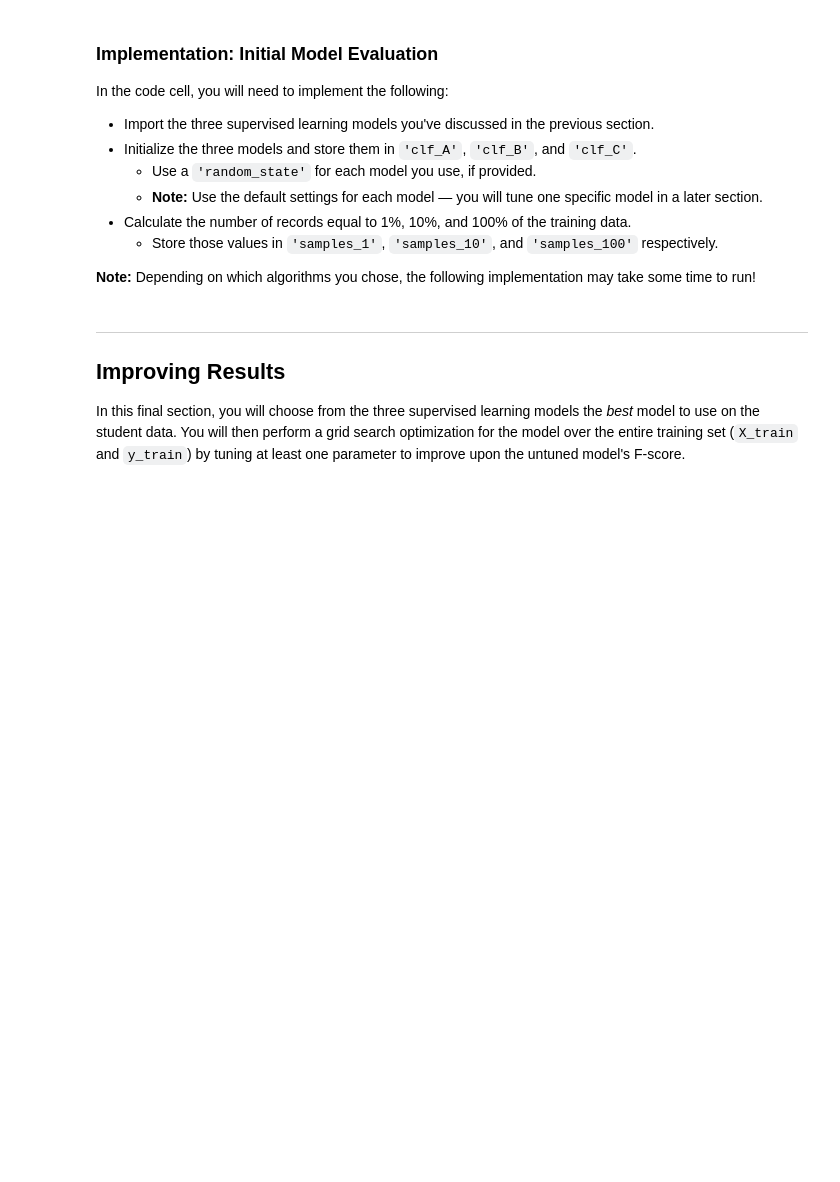
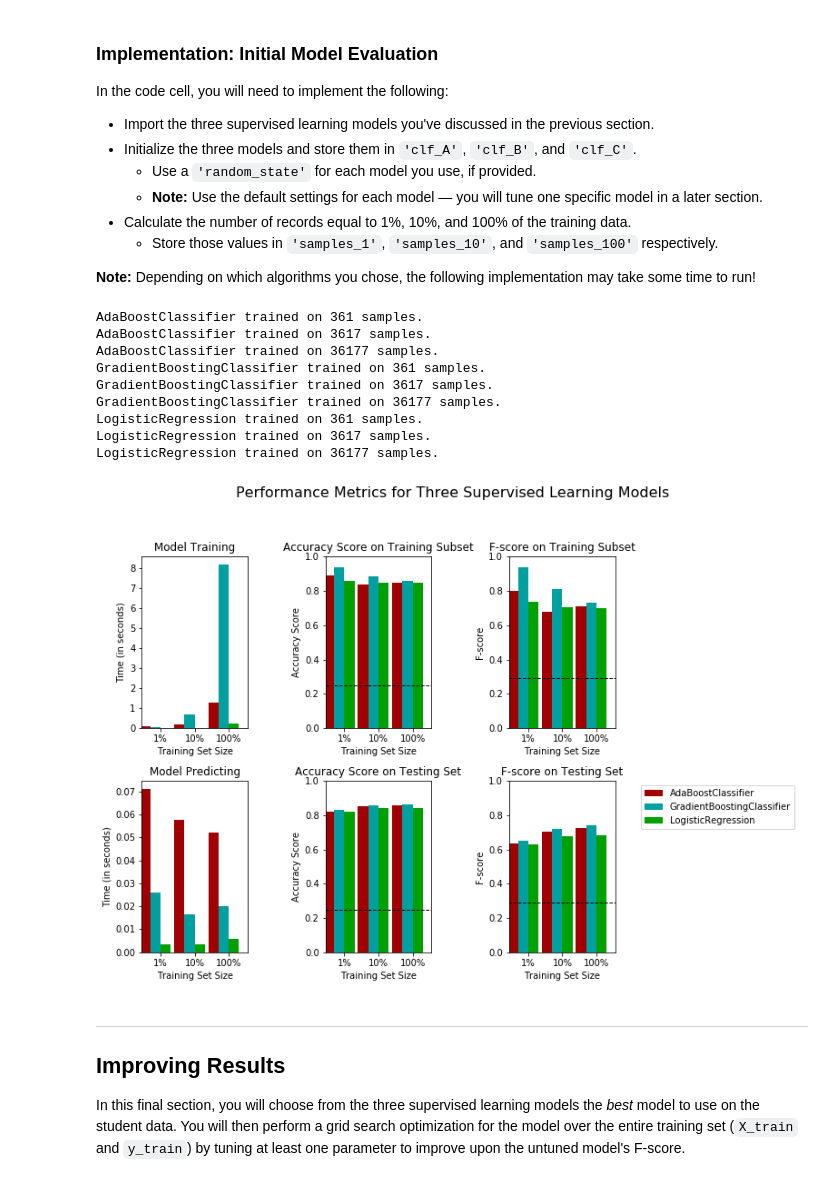
Before and after one commit to gromag/machine-learning, a Jupyter notebook: projects/finding_donors/finding_donors.ipynb, the cells around one changed output. Drawn from its saved outputs; the diff is of its cells as text; code cells hidden in the pictures; blank space fills up the shorter version.

```diff
--- a/projects/finding_donors/finding_donors.ipynb
+++ b/projects/finding_donors/finding_donors.ipynb
@@ -279,6 +341,8 @@ In the code block below, you will need to implement the following:
    - Make sure that you set the `beta` parameter!
 # %%
 # TODO: Import two metrics from sklearn - fbeta_score and accuracy_score
+from sklearn.metrics import accuracy_score
+from sklearn.metrics import fbeta_score
 
 def train_predict(learner, sample_size, X_train, y_train, X_test, y_test):
     '''
@@ -295,33 +359,33 @@ def train_predict(learner, sample_size, X_train, y_train, X_test, y_test):
 
     # TODO: Fit the learner to the training data using slicing with 'sample_size' using .fit(training_features[:], training_labels[:])
     start = time() # Get start time
-    learner = None
+    learner = learner.fit(X_train[:sample_size], y_train[:sample_size])
     end = time() # Get end time
 
     # TODO: Calculate the training time
-    results['train_time'] = None
+    results['train_time'] = end - start
 
     # TODO: Get the predictions on the test set(X_test),
     #       then get predictions on the first 300 training samples(X_train) using .predict()
     start = time() # Get start time
-    predictions_test = None
-    predictions_train = None
+    predictions_test = learner.predict(X_test)
+    predictions_train = learner.predict(X_train[:300])
     end = time() # Get end time
 
     # TODO: Calculate the total prediction time
-    results['pred_time'] = None
+    results['pred_time'] = end - start
 
     # TODO: Compute accuracy on the first 300 training samples which is y_train[:300]
-    results['acc_train'] = None
+    results['acc_train'] = accuracy_score(y_train[:300], predictions_train, normalize = True)
 
     # TODO: Compute accuracy on test set using accuracy_score()
-    results['acc_test'] = None
+    results['acc_test'] = accuracy_score(y_test, predictions_test, normalize = True)
 
     # TODO: Compute F-score on the the first 300 training samples using fbeta_score()
-    results['f_train'] = None
+    results['f_train'] = fbeta_score(y_train[:300], predictions_train[:300], 0.5)
 
     # TODO: Compute F-score on the test set which is y_test
-    results['f_test'] = None
+    results['f_test'] = fbeta_score(y_test, predictions_test, 0.5)
 
     # Success
     print("{} trained on {} samples.".format(learner.__class__.__name__, sample_size))
@@ -341,31 +405,63 @@ In the code cell, you will need to implement the following:
 **Note:** Depending on which algorithms you chose, the following implementation may take some time to run!
 # %%
 # TODO: Import the three supervised learning models from sklearn
+from sklearn.naive_bayes import GaussianNB
+from sklearn.tree import DecisionTreeClassifier
+from sklearn.svm import SVC
+from sklearn.linear_model import LogisticRegression
+from sklearn.ensemble import AdaBoostClassifier
+from sklearn.neighbors import KNeighborsClassifier
+from sklearn.linear_model import SGDClassifier
+from sklearn.ensemble import RandomForestClassifier
+from sklearn.ensemble import BaggingClassifier
+from sklearn.ensemble import GradientBoostingClassifier
+
+from numpy.random import permutation
 
 # TODO: Initialize the three models
-clf_A = None
-clf_B = None
-clf_C = None
+clf_A = AdaBoostClassifier()
+#clf_B = KNeighborsClassifier()
+#clf_A = SGDClassifier(penalty='l1', max_iter=5000, random_state=1)
+#clf_B = DecisionTreeClassifier(random_state=1)
+#clf_B = RandomForestClassifier(random_state=1)
+#clf_B = BaggingClassifier(random_state=1)
+clf_B = GradientBoostingClassifier(random_state=1)
+clf_C = LogisticRegression(random_state=1)
+#clf_C = SVC(random_state=1)
+#clf_C = RandomForestClassifier(random_state=1)
+
+
+
 
 # TODO: Calculate the number of samples for 1%, 10%, and 100% of the training data
 # HINT: samples_100 is the entire training set i.e. len(y_train)
 # HINT: samples_10 is 10% of samples_100 (ensure to set the count of the values to be `int` and not `float`)
 # HINT: samples_1 is 1% of samples_100 (ensure to set the count of the values to be `int` and not `float`)
-samples_100 = None
-samples_10 = None
-samples_1 = None
-
+samples_100 = len(X_train)
+samples_10 = int(samples_100 * 0.1)
+samples_1 = int(samples_100 * 0.01)
 # Collect results on the learners
 results = {}
 for clf in [clf_A, clf_B, clf_C]:
     clf_name = clf.__class__.__name__
     results[clf_name] = {}
     for i, samples in enumerate([samples_1, samples_10, samples_100]):
         results[clf_name][i] = \
         train_predict(clf, samples, X_train, y_train, X_test, y_test)
 
 # Run metrics visualization for the three supervised learning models chosen
 vs.evaluate(results, accuracy, fscore)
+# %% [output]
+AdaBoostClassifier trained on 361 samples.
+AdaBoostClassifier trained on 3617 samples.
+AdaBoostClassifier trained on 36177 samples.
+GradientBoostingClassifier trained on 361 samples.
+GradientBoostingClassifier trained on 3617 samples.
+GradientBoostingClassifier trained on 36177 samples.
+LogisticRegression trained on 361 samples.
+LogisticRegression trained on 3617 samples.
+LogisticRegression trained on 36177 samples.
+[figure, added]
 # %% [markdown]
 ----
 ## Improving Results
```
Also changed, not shown: parts of 25 cells of this notebook.
